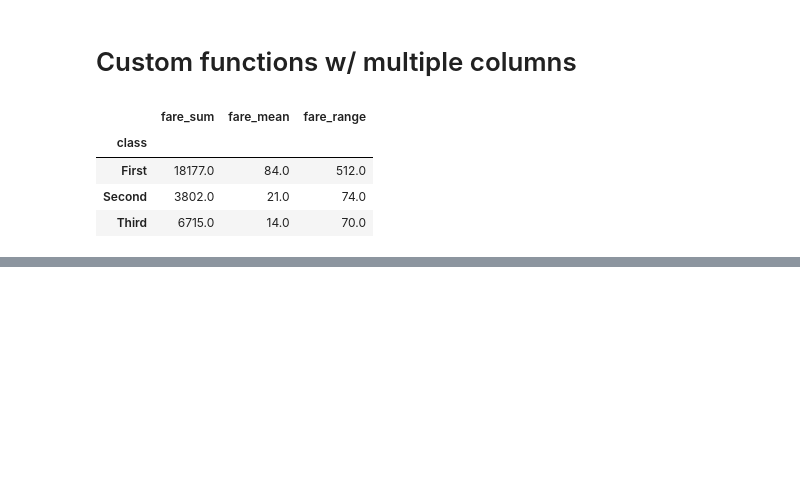
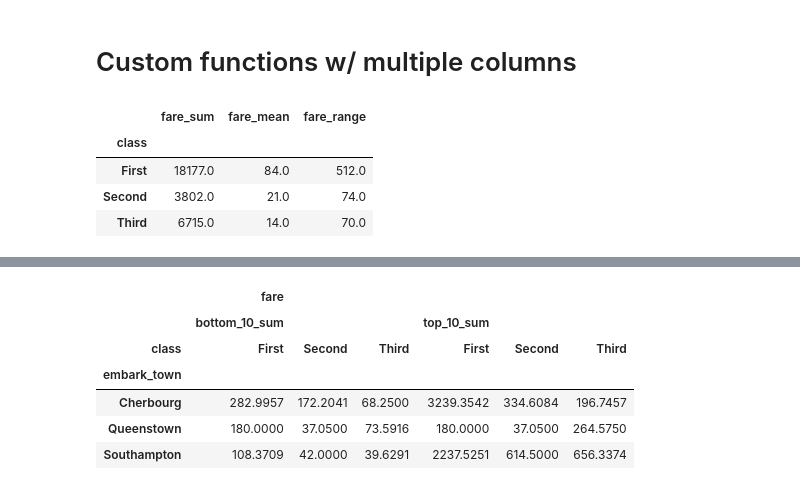
Before and after one commit to umeshraj/pbpython_pandas_group_agg, a Jupyter notebook: pd_gp_agg.ipynb, the cells around one changed output, grey strips where cells are left out. Saved outputs shown, nothing was run; the diff lists cells and outputs as text; code cells hidden in the pictures; blank space fills up the shorter version.

Commit message:
Pivot tables, crosstab

```diff
--- a/pd_gp_agg.ipynb
+++ b/pd_gp_agg.ipynb
@@ -274,0 +316,11 @@ df.groupby(['class']).apply(summary)
+# %%
+# agg with pivot tables
+pd.pivot_table(data=df, index=['embark_town'], columns=['class'], aggfunc=agg_fun_top_bottom_sum)
+# %% [output]
+|  | fare |  |  |  |  |  |
+|  | bottom_10_sum |  |  | top_10_sum |  |  |
+| class | First | Second | Third | First | Second | Third |
+| embark_town |  |  |  |  |  |  |
+| Cherbourg | 282.9957 | 172.2041 | 68.2500 | 3239.3542 | 334.6084 | 196.7457 |
+| Queenstown | 180.0000 | 37.0500 | 73.5916 | 180.0000 | 37.0500 | 264.5750 |
+| Southampton | 108.3709 | 42.0000 | 39.6291 | 2237.5251 | 614.5000 | 656.3374 |
```
Also changed, not shown: parts of 9 cells of this notebook.
